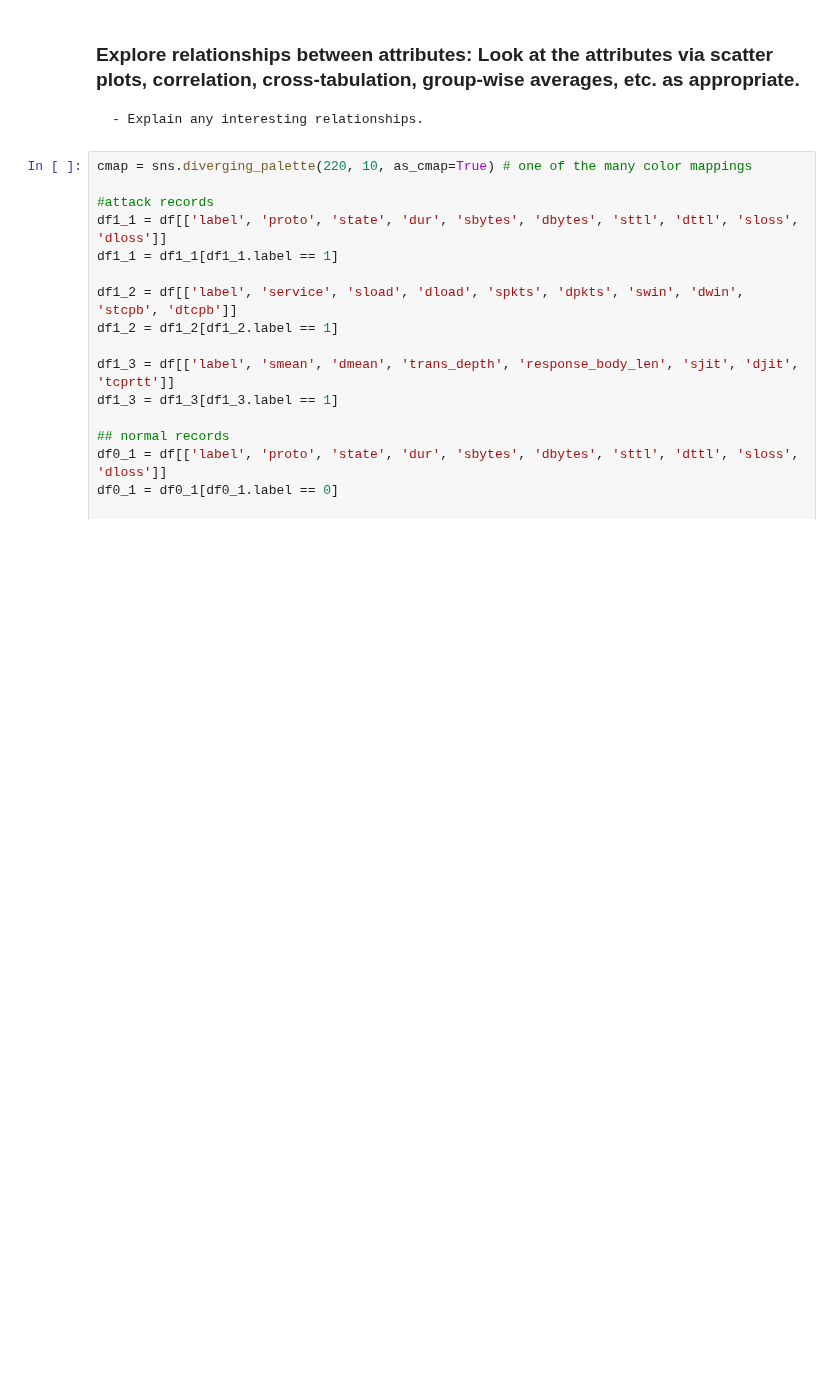
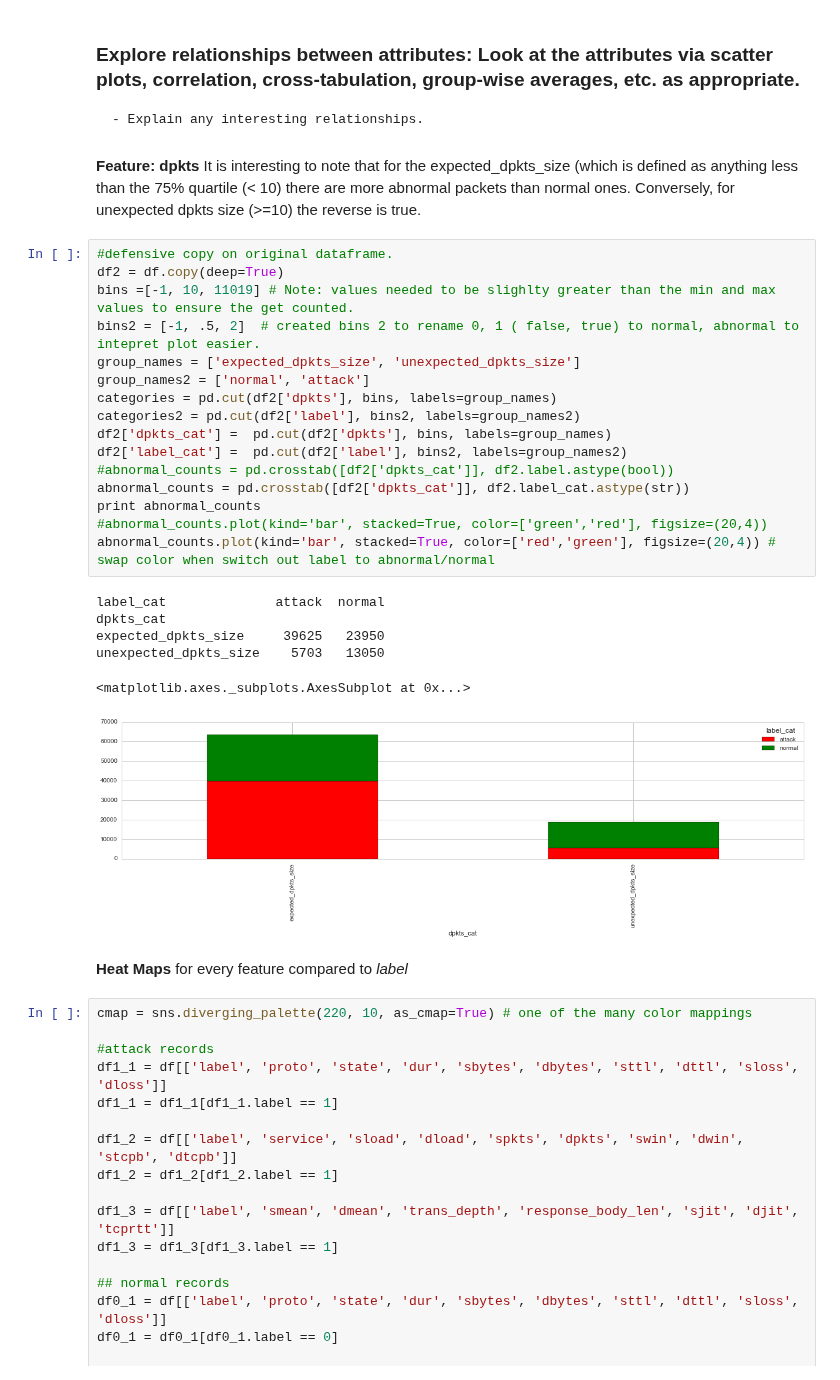
Before and after one commit to Dangerbotz/network_intrusion_detection_system, a Jupyter notebook: BalzerSrinivasThungVanceLab1.ipynb, the cells around one changed output. Saved outputs shown, nothing was run; the diff lists cells and outputs as text; blank space fills up the shorter version.

```diff
--- a/BalzerSrinivasThungVanceLab1.ipynb
+++ b/BalzerSrinivasThungVanceLab1.ipynb
@@ -385,6 +399,34 @@ plt.show()
 # %% [markdown]
 ### Explore relationships between attributes: Look at the attributes via scatter plots, correlation, cross-tabulation, group-wise averages, etc. as appropriate.
     - Explain any interesting relationships.
+# %% [markdown]
+**Feature: dpkts**
+It is interesting to note that for the expected_dpkts_size (which is defined as anything less than the 75% quartile (< 10) there are more abnormal packets than normal ones. Conversely, for unexpected dpkts size (>=10) the reverse is true.
+# %%
+#defensive copy on original dataframe.
+df2 = df.copy(deep=True)
+bins =[-1, 10, 11019] # Note: values needed to be slighlty greater than the min and max values to ensure the get counted.
+bins2 = [-1, .5, 2]  # created bins 2 to rename 0, 1 ( false, true) to normal, abnormal to intepret plot easier.
+group_names = ['expected_dpkts_size', 'unexpected_dpkts_size']
+group_names2 = ['normal', 'attack']
+categories = pd.cut(df2['dpkts'], bins, labels=group_names)
+categories2 = pd.cut(df2['label'], bins2, labels=group_names2)
+df2['dpkts_cat'] =  pd.cut(df2['dpkts'], bins, labels=group_names)
+df2['label_cat'] =  pd.cut(df2['label'], bins2, labels=group_names2)
+#abnormal_counts = pd.crosstab([df2['dpkts_cat']], df2.label.astype(bool))
+abnormal_counts = pd.crosstab([df2['dpkts_cat']], df2.label_cat.astype(str))
+print abnormal_counts
+#abnormal_counts.plot(kind='bar', stacked=True, color=['green','red'], figsize=(20,4))
+abnormal_counts.plot(kind='bar', stacked=True, color=['red','green'], figsize=(20,4)) # swap color when switch out label to abnormal/normal
+# %% [output]
+label_cat              attack  normal
+dpkts_cat
+expected_dpkts_size     39625   23950
+unexpected_dpkts_size    5703   13050
+<matplotlib.axes._subplots.AxesSubplot at 0x...>
+[figure, added]
+# %% [markdown]
+**Heat Maps** for every feature compared to *label*
 # %%
 cmap = sns.diverging_palette(220, 10, as_cmap=True) # one of the many color mappings
 
```
Also changed, not shown: parts of 10 cells of this notebook.
